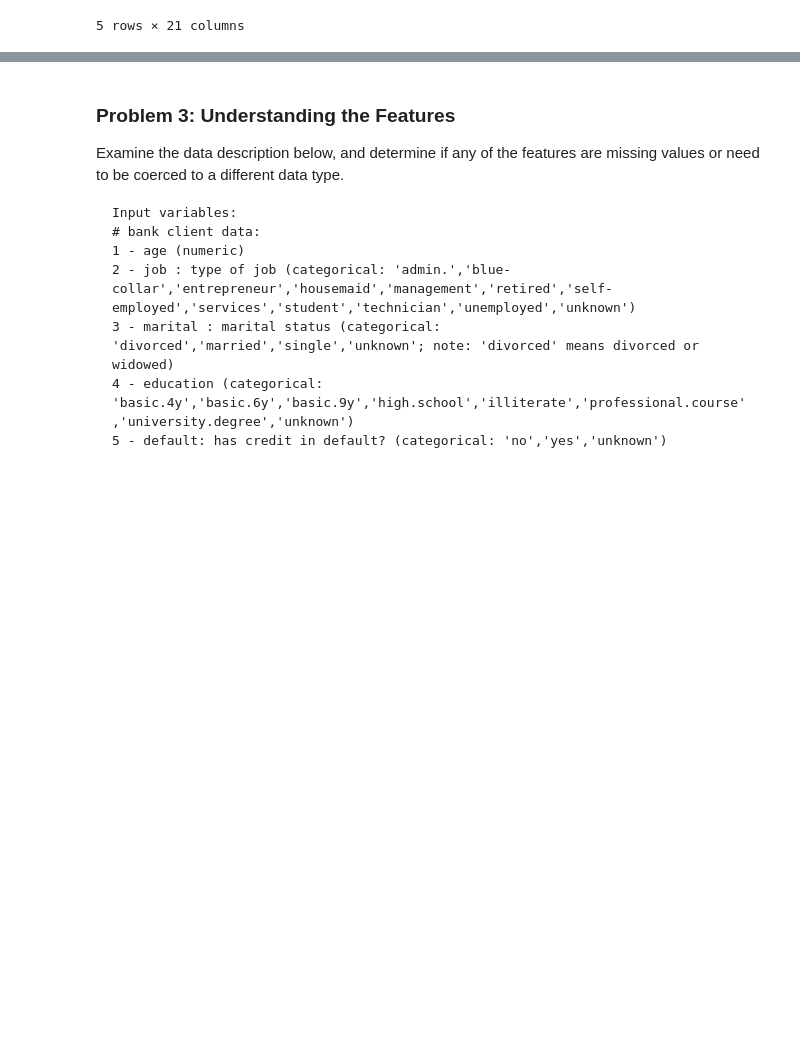
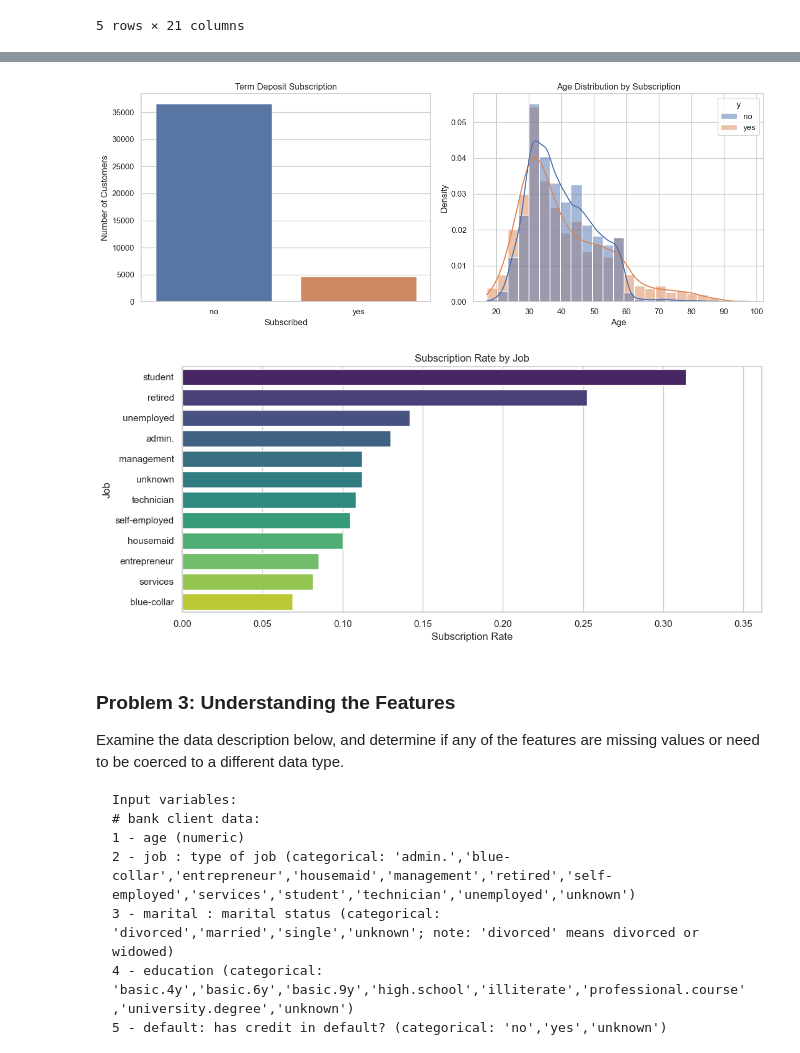
Before and after one commit to Sassan-87/UC_berkeley_Projects_assi17, a Jupyter notebook: prompt_III.ipynb, the cells around one changed output, grey strips where cells are left out. Drawn from its saved outputs; the diff is of its cells as text; code cells hidden in the pictures; blank space fills up the shorter version.

```diff
--- a/prompt_III.ipynb
+++ b/prompt_III.ipynb
@@ -33,3 +37,41 @@ df.head()
+# %%
+import matplotlib.pyplot as plt
+import seaborn as sns
+
+sns.set_theme(style='whitegrid', context='notebook')
+
+fig, axes = plt.subplots(1, 2, figsize=(13, 5))
+sns.countplot(data=df, x='y', hue='y', legend=False, ax=axes[0])
+axes[0].set_title('Term Deposit Subscription')
+axes[0].set_xlabel('Subscribed')
+axes[0].set_ylabel('Number of Customers')
+
+sns.histplot(data=df, x='age', hue='y', bins=25, kde=True, stat='density', common_norm=False, ax=axes[1])
+axes[1].set_title('Age Distribution by Subscription')
+axes[1].set_xlabel('Age')
+axes[1].set_ylabel('Density')
+
+plt.tight_layout()
+plt.show()
+
+job_subscription_rate = (
+    df.assign(subscribed=(df['y'] == 'yes').astype(int))
+      .groupby('job', as_index=False)['subscribed']
+      .mean()
+      .sort_values('subscribed', ascending=False)
+)
+
+plt.figure(figsize=(11, 5))
+sns.barplot(data=job_subscription_rate, x='subscribed', y='job', hue='job', legend=False, palette='viridis')
+plt.title('Subscription Rate by Job')
+plt.xlabel('Subscription Rate')
+plt.ylabel('Job')
+plt.xlim(0, job_subscription_rate['subscribed'].max() * 1.15)
+plt.tight_layout()
+plt.show()
+# %% [output]
+[figure, added]
+[figure, added]
 # %% [markdown]
 ### Problem 3: Understanding the Features
 
```
Also changed, not shown: parts of 18 cells of this notebook.
